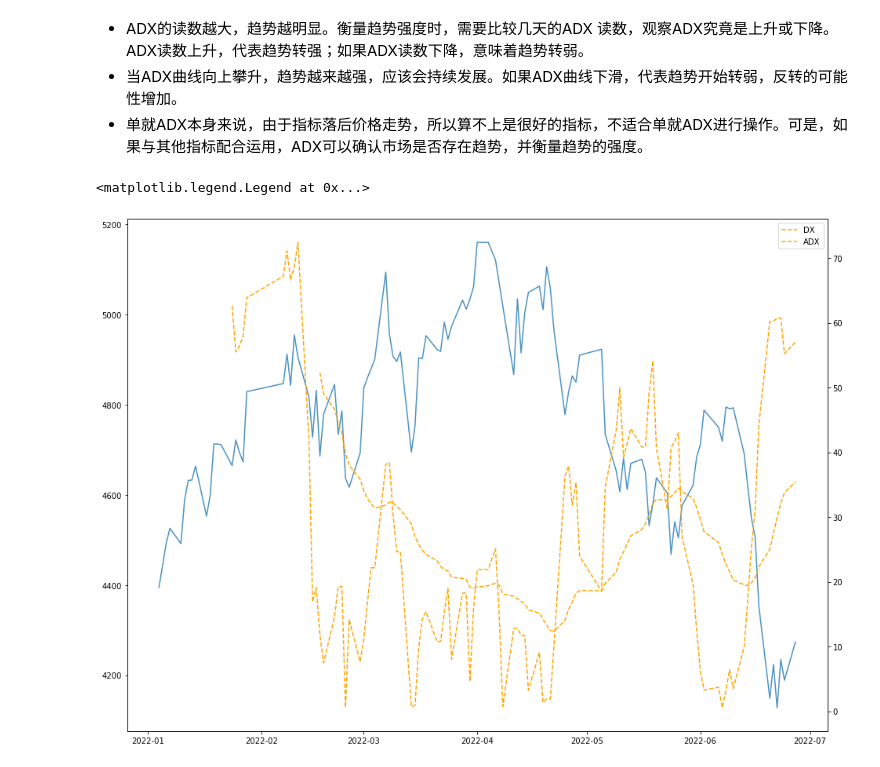
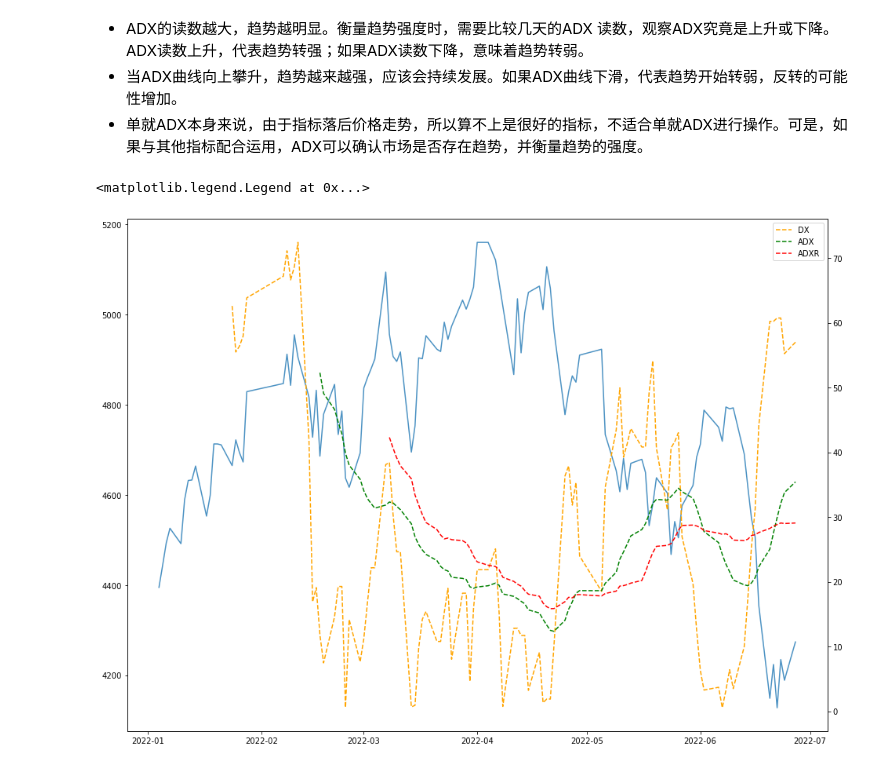
Before and after one commit to MaxwellLZH/quant-tutorial, a Jupyter notebook: src/聚宽代码/dev_indicators.ipynb, the cells around one changed output. Saved outputs shown, nothing was run; the diff lists cells and outputs as text; code cells hidden in the pictures.

```diff
--- a/src/聚宽代码/dev_indicators.ipynb
+++ b/src/聚宽代码/dev_indicators.ipynb
@@ -97,16 +97,18 @@ plt.legend()
 # %%
 #  DX(high, low, close, timeperiod=14)
 
 d = df.loc['2022': ]
 
 _, ax = plt.subplots(figsize=(16, 12))
 ax.plot(d['close'], label='close', alpha=0.8)
 
 ax2 = ax.twinx()
 ax2.plot(talib.DX(d['high'], d['low'], d['close'],  timeperiod=14), color='orange', label='DX', linestyle="--")
-ax2.plot(talib.ADX(d['high'], d['low'], d['close'],  timeperiod=14), color='orange', label='ADX', linestyle="--")
+ax2.plot(talib.ADX(d['high'], d['low'], d['close'],  timeperiod=14), color='green', label='ADX', linestyle="--")
+ax2.plot(talib.ADXR(d['high'], d['low'], d['close'],  timeperiod=14), color='red', label='ADXR', linestyle="--")
+
 
 ax2.legend()
 # %% [output]
 <matplotlib.legend.Legend at 0x...>
-[figure, old version]
+[figure, new version]
```
Also changed, not shown: parts of 1 cell of this notebook.
